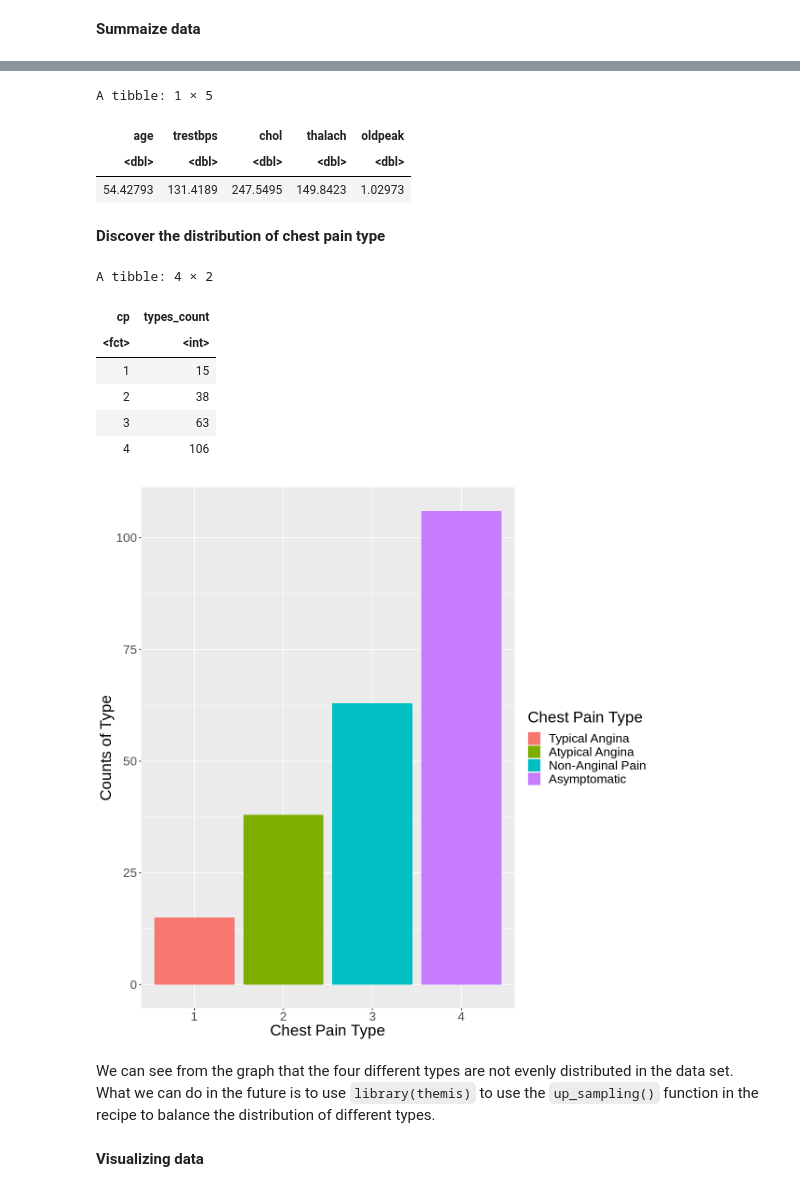
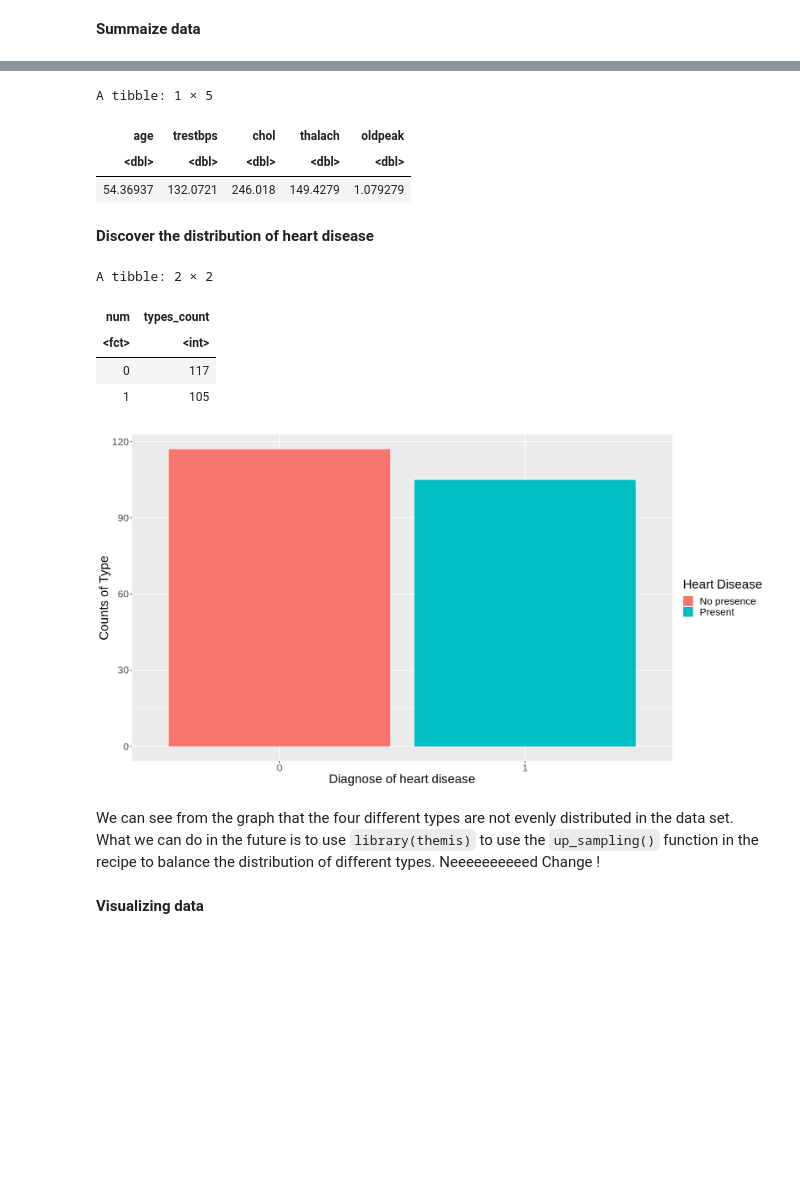
Before and after one commit to Yuvitee/DSCI-100-project, a Jupyter notebook: Heart Disease Proposal.ipynb, the cells around one changed output, grey strips where cells are left out. Saved outputs shown, nothing was run; the diff lists cells and outputs as text; code cells hidden in the pictures; blank space fills up the shorter version.

Commit message:
Switched to heart disease as target

```diff
--- a/Heart Disease Proposal.ipynb
+++ b/Heart Disease Proposal.ipynb
@@ -111,7 +119,0 @@ Then we can split the data into training and testing data
-# %%
-chest_pain_split <- initial_split(filtered_data, prop = 0.75, strata = cp)
-chest_pain_train <- training(chest_pain_split)
-chest_pain_test <- testing(chest_pain_split)
-
-chest_pain_train
-chest_pain_test
@@ -160,0 +142,7 @@ A tibble: 222 × 14
+# %%
+heart_split <- initial_split(final_data, prop = 0.75, strata = cp)
+heart_train <- training(chest_pain_split)
+heart_test <- testing(chest_pain_split)
+
+heart_train
+heart_test
@@ -239,6 +248,6 @@ A tibble: 4 × 2
 ... (4 outputs left out)
 # %%
-mean_data <- chest_pain_train|>
+mean_data <- heart_train|>
     select(age,trestbps,chol,thalach,oldpeak)|>
     summarize(across(age:oldpeak, mean, na.rm = TRUE))
 mean_data
@@ -246,34 +255,32 @@ mean_data
 A tibble: 1 × 5
 | age | trestbps | chol | thalach | oldpeak |
 | <dbl> | <dbl> | <dbl> | <dbl> | <dbl> |
-| 54.42793 | 131.4189 | 247.5495 | 149.8423 | 1.02973 |
+| 54.36937 | 132.0721 | 246.018 | 149.4279 | 1.079279 |
 # %% [markdown]
-**Discover the distribution of chest pain type**
+**Discover the distribution of heart disease**
 # %%
-counting_types <- type_train_data |>
-    group_by(cp)|>
+counting_types <- heart_train |>
+    group_by(num)|>
     summarize(types_count = n())
 counting_types
 # %% [output]
-A tibble: 4 × 2
+A tibble: 2 × 2
-| cp | types_count |
+| num | types_count |
 | <fct> | <int> |
-| 1 | 15 |
-| 2 | 38 |
-| 3 | 63 |
-| 4 | 106 |
+| 0 | 117 |
+| 1 | 105 |
 # %%
-type_vs_cp <- counting_types |>
-    ggplot(aes(x = cp, y = types_count, fill = cp)) +
+type_vs_num <- counting_types |>
+    ggplot(aes(x = num, y = types_count, fill = num)) +
     geom_bar(stat = "identity") +
-    labs(x = "Chest Pain Type",y = "Counts of Type", color = "Chest Pain Type") +
-    scale_fill_discrete(name = "Chest Pain Type", labels = c("Typical Angina", "Atypical Angina", "Non-Anginal Pain", "Asymptomatic")) +
+    labs(x = "Diagnose of heart disease",y = "Counts of Type", color = "Heart Disease") +
+    scale_fill_discrete(name = "Heart Disease", labels = c("No presence", "Present")) +
     theme(text = element_text(size = 20))
-type_vs_cp
+type_vs_num
 # %% [output]
-[figure, old version]
+[figure, new version]
 # %% [markdown]
-We can see from the graph that the four different types are not evenly distributed in the data set. What we can do in the future is to use `library(themis)` to  use the `up_sampling()` function in the recipe to balance the distribution of different types.
+We can see from the graph that the four different types are not evenly distributed in the data set. What we can do in the future is to use `library(themis)` to  use the `up_sampling()` function in the recipe to balance the distribution of different types. Neeeeeeeeeed Change !
 # %% [markdown]
 **Visualizing data**
 # %%
```
Also changed, not shown: parts of 17 cells of this notebook.
